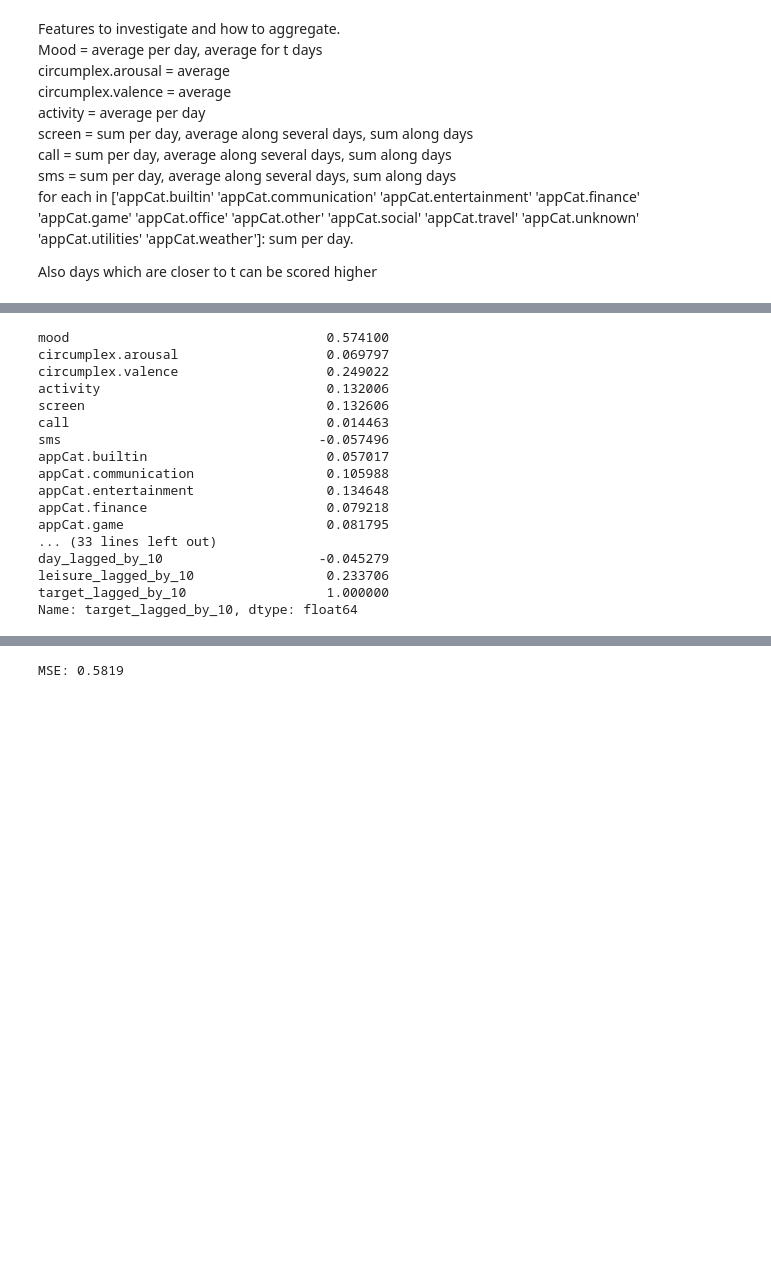
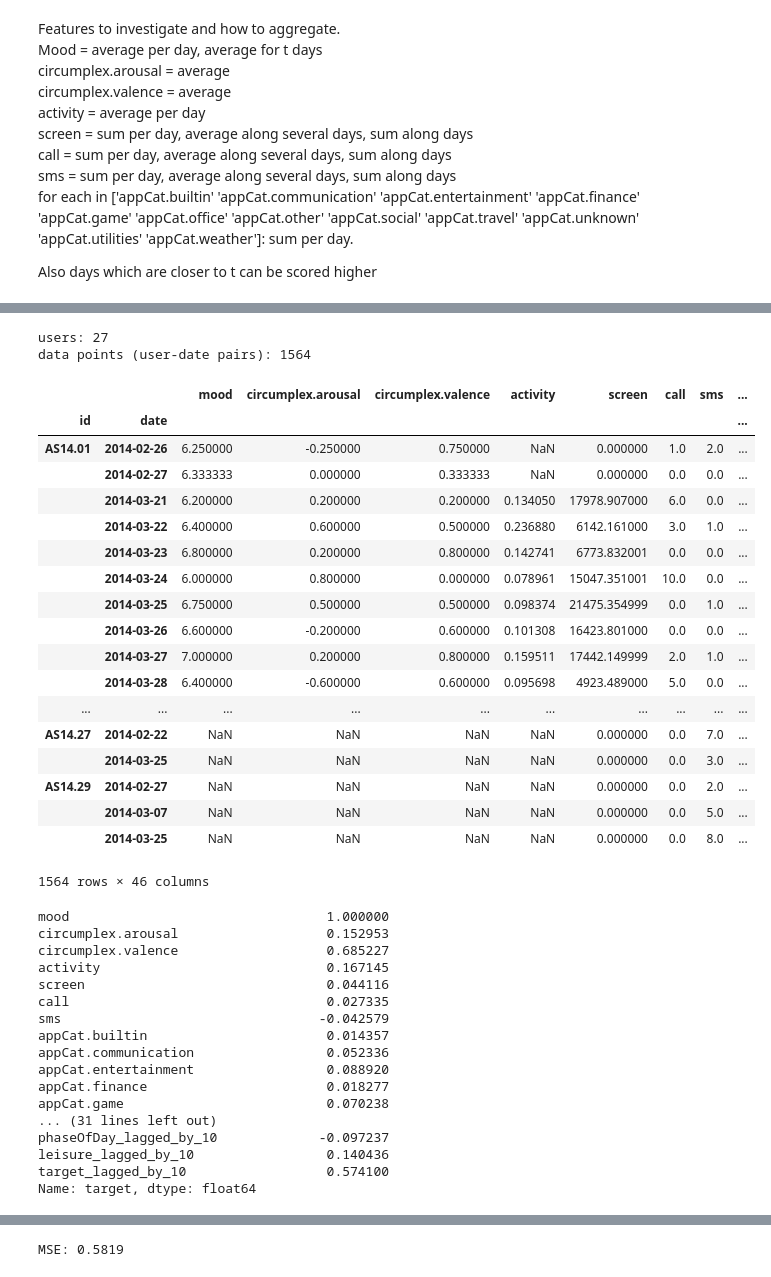
Before and after one commit to nbortych/Data-Mining-Techniques, a Jupyter notebook: Assignment1/Assignment 1.ipynb, the cells around one changed output, grey strips where cells are left out. Drawn from its saved outputs; the diff is of its cells as text; code cells hidden in the pictures; blank space fills up the shorter version.

Commit message:
Changing lagged day and dayofweek variables

```diff
--- a/Assignment1/Assignment 1.ipynb
+++ b/Assignment1/Assignment 1.ipynb
@@ -144,30 +153,63 @@ date_data.corr(method='pearson')
 # %%
+lagged_date_data = date_data.copy()
 #rolling mean
 lag = 10
-rolling_variables  = date_data.columns
+rolling_variables  = list(lagged_date_data.columns)
+rolling_variables.remove("dayofweek")
+rolling_variables.remove("day")
+
 #for lag in range(1,max_lag):
 for variable in rolling_variables:
-    date_data["{}_lagged_by_{}".format(variable, lag)]=date_data[variable].rolling(window = lag).mean()
+    if variable == "day" or variable == "dayofweek":
+        lagged_date_data[variable+"_not_lagged"] = lagged_date_data[variable]
+    else:
+        lagged_date_data["{}_lagged_by_{}".format(variable, lag)]=lagged_date_data[variable].rolling(window = lag).mean()
+# %%
+print("users:",len(lagged_date_data.index.get_level_values('id').unique()))
+print("data points (user-date pairs):",len(lagged_date_data.index.get_level_values('id')))
+lagged_date_data
+# %% [output]
+users: 27
+data points (user-date pairs): 1564
+|  |  | mood | circumplex.arousal | circumplex.valence | activity | screen | call | sms | ... |
+| id | date |  |  |  |  |  |  |  | ... |
+| AS14.01 | 2014-02-26 | 6.250000 | -0.250000 | 0.750000 | NaN | 0.000000 | 1.0 | 2.0 | ... |
+|  | 2014-02-27 | 6.333333 | 0.000000 | 0.333333 | NaN | 0.000000 | 0.0 | 0.0 | ... |
+|  | 2014-03-21 | 6.200000 | 0.200000 | 0.200000 | 0.134050 | 17978.907000 | 6.0 | 0.0 | ... |
+|  | 2014-03-22 | 6.400000 | 0.600000 | 0.500000 | 0.236880 | 6142.161000 | 3.0 | 1.0 | ... |
+|  | 2014-03-23 | 6.800000 | 0.200000 | 0.800000 | 0.142741 | 6773.832001 | 0.0 | 0.0 | ... |
+|  | 2014-03-24 | 6.000000 | 0.800000 | 0.000000 | 0.078961 | 15047.351001 | 10.0 | 0.0 | ... |
+|  | 2014-03-25 | 6.750000 | 0.500000 | 0.500000 | 0.098374 | 21475.354999 | 0.0 | 1.0 | ... |
+|  | 2014-03-26 | 6.600000 | -0.200000 | 0.600000 | 0.101308 | 16423.801000 | 0.0 | 0.0 | ... |
+|  | 2014-03-27 | 7.000000 | 0.200000 | 0.800000 | 0.159511 | 17442.149999 | 2.0 | 1.0 | ... |
+|  | 2014-03-28 | 6.400000 | -0.600000 | 0.600000 | 0.095698 | 4923.489000 | 5.0 | 0.0 | ... |
+| ... | ... | ... | ... | ... | ... | ... | ... | ... | ... |
+| AS14.27 | 2014-02-22 | NaN | NaN | NaN | NaN | 0.000000 | 0.0 | 7.0 | ... |
+|  | 2014-03-25 | NaN | NaN | NaN | NaN | 0.000000 | 0.0 | 3.0 | ... |
+| AS14.29 | 2014-02-27 | NaN | NaN | NaN | NaN | 0.000000 | 0.0 | 2.0 | ... |
+|  | 2014-03-07 | NaN | NaN | NaN | NaN | 0.000000 | 0.0 | 5.0 | ... |
+|  | 2014-03-25 | NaN | NaN | NaN | NaN | 0.000000 | 0.0 | 8.0 | ... |
+1564 rows × 46 columns
 # %%
-date_data.corr(method='pearson')['target_lagged_by_10']
+lagged_date_data.corr(method='pearson')['target']
 # %% [output]
-mood                                 0.574100
-circumplex.arousal                   0.069797
-circumplex.valence                   0.249022
-activity                             0.132006
-screen                               0.132606
-call                                 0.014463
-sms                                 -0.057496
-appCat.builtin                       0.057017
-appCat.communication                 0.105988
-appCat.entertainment                 0.134648
-appCat.finance                       0.079218
-appCat.game                          0.081795
-... (33 lines left out)
-day_lagged_by_10                    -0.045279
-leisure_lagged_by_10                 0.233706
-target_lagged_by_10                  1.000000
-Name: target_lagged_by_10, dtype: float64
+mood                                 1.000000
+circumplex.arousal                   0.152953
+circumplex.valence                   0.685227
+activity                             0.167145
+screen                               0.044116
+call                                 0.027335
+sms                                 -0.042579
+appCat.builtin                       0.014357
+appCat.communication                 0.052336
+appCat.entertainment                 0.088920
+appCat.finance                       0.018277
+appCat.game                          0.070238
+... (31 lines left out)
+phaseOfDay_lagged_by_10             -0.097237
+leisure_lagged_by_10                 0.140436
+target_lagged_by_10                  0.574100
+Name: target, dtype: float64
 # %%
 #creating variables to drop
 #BUG SLIDE TO T-1
```
Also changed, not shown: parts of 5 cells of this notebook.
